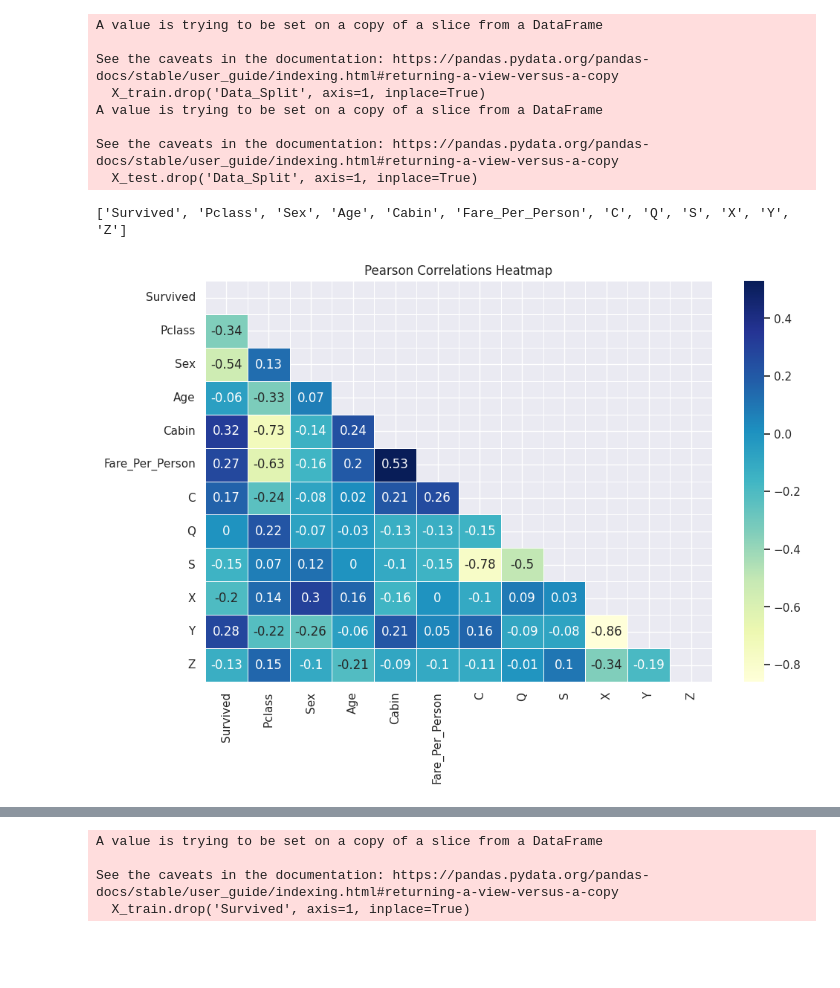
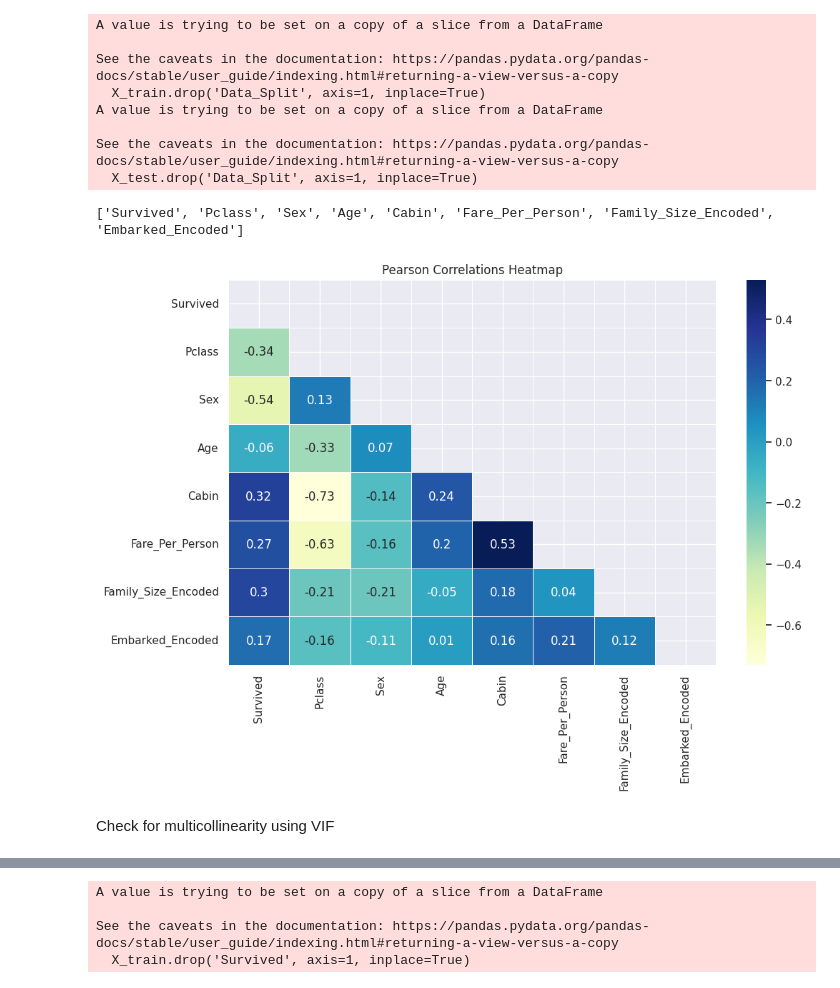
Before and after one commit to Bladys0710/titanic-ml-project, a Jupyter notebook: notebooks/01_EDA_and_PreProcessing.ipynb, the cells around one changed output, grey strips where cells are left out. Saved outputs shown, nothing was run; the diff lists cells and outputs as text; code cells hidden in the pictures; blank space fills up the shorter version.

```diff
--- a/notebooks/01_EDA_and_PreProcessing.ipynb
+++ b/notebooks/01_EDA_and_PreProcessing.ipynb
@@ -94,9 +63,2 @@ Name: count, dtype: int64
 # %%
 df['Fare_Per_Person']=round(df['Fare']/(df['Family_Size']+1), 1)
-# %%
-# Define the bins and labels
-bins = [-1, 0, 3, 10]  # Bins for the categories
-labels = ['X', 'Y', 'Z']  # Corresponding labels for the bins
-
-# Create a new column 'Category' based on the bins
-df['Family_Size_Class'] = pd.cut(df['Family_Size'], bins=bins, labels=labels)
@@ -119,0 +127,11 @@ df
+# %%
+import pandas as pd
+
+# Define the desired ordering for Family_Size
+family_size_order = {10: 0, 7: 1, 5: 2, 4: 3, 0: 4, 6: 5, 1: 6, 2: 7, 3: 8}
+
+# Map the Family_Size to the encoded values
+df['Family_Size_Encoded'] = df['Family_Size'].map(family_size_order)
+
+df = df.drop('Family_Size', axis=1)
+df
@@ -586,0 +624,9 @@ data_encoded
+# %%
+# Define the desired ordering for Family_Size
+embarked_order = {'S': 0, 'Q': 1, 'C': 2}
+
+# Map the Family_Size to the encoded values
+df['Embarked_Encoded'] = df['Embarked'].map(embarked_order)
+
+df = df.drop('Embarked', axis=1)
+df
@@ -601,10 +661,10 @@ data_encoded.describe()
 #### Data Split
 # %%
 # Split the data
-X_train = data_encoded[data_encoded['Data_Split'] == 'train']
+X_train = df[df['Data_Split'] == 'train']
 X_train.drop('Data_Split', axis=1, inplace=True)
 
-X_test = data_encoded[data_encoded['Data_Split'] == 'test']
+X_test = df[df['Data_Split'] == 'test']
 X_test.drop('Data_Split', axis=1, inplace=True)
 # %% [output]
 A value is trying to be set on a copy of a slice from a DataFrame
@@ -618,14 +678,16 @@ See the caveats in the documentation: https://pandas.pydata.org/pandas-docs/stab
 # %%
 print(list(X_train.columns))
 # %% [output]
-['Survived', 'Pclass', 'Sex', 'Age', 'Cabin', 'Fare_Per_Person', 'C', 'Q', 'S', 'X', 'Y', 'Z']
+['Survived', 'Pclass', 'Sex', 'Age', 'Cabin', 'Fare_Per_Person', 'Family_Size_Encoded', 'Embarked_Encoded']
 # %%
-corr = X_train[['Survived', 'Pclass', 'Sex', 'Age', 'Cabin', 'Fare_Per_Person', 'C', 'Q', 'S', 'X', 'Y', 'Z']].corr()
+corr = X_train[['Survived', 'Pclass', 'Sex', 'Age', 'Cabin', 'Fare_Per_Person', 'Family_Size_Encoded', 'Embarked_Encoded']].corr()
 
 corr_rounded = corr.round(2)  # Round to 2 decimal places
 
 sns.set(rc={'figure.figsize':(11,7)})
 sns.heatmap(corr_rounded,linewidths=.5, annot=True, cmap="YlGnBu",mask=np.triu(np.ones_like(corr_rounded, dtype=np.bool)))\
     .set_title("Pearson Correlations Heatmap");
 # %% [output]
-[figure, old version]
+[figure, new version]
+# %% [markdown]
+Check for multicollinearity using VIF
```
Also changed, not shown: parts of 27 cells of this notebook, 2 other files.
